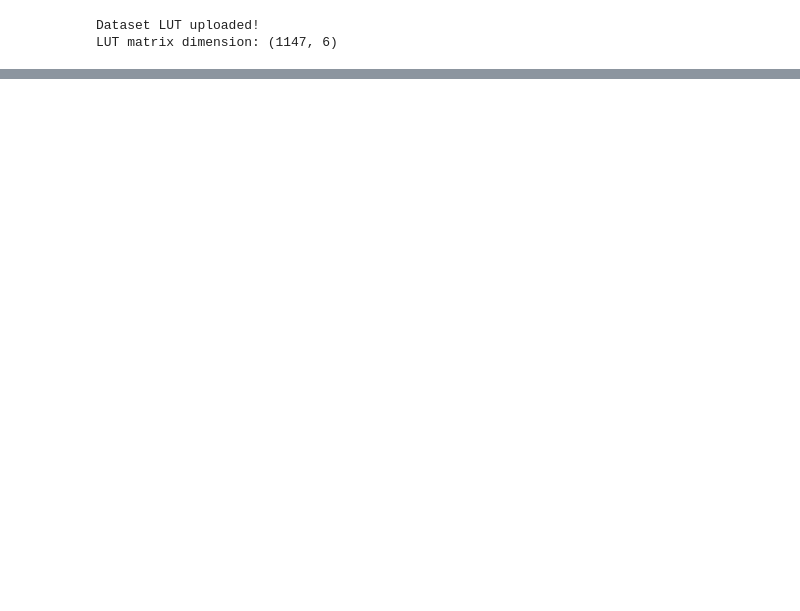
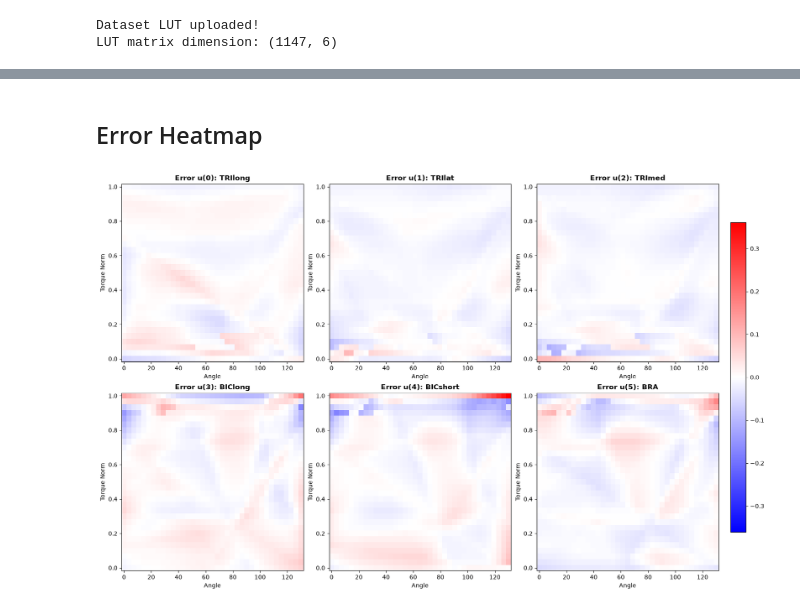
Before and after one commit to william-nicolussi/bio_arm_control, a Jupyter notebook: nn_training.ipynb, the cells around one changed output, grey strips where cells are left out. Cells and saved outputs as stored; diff of their text form; code cells hidden in the pictures; blank space fills up the shorter version.

```diff
--- a/nn_training.ipynb
+++ b/nn_training.ipynb
@@ -327,0 +191,9 @@ Metadata, metrics and history saved in: models/comb_lut_W=0.2_nn_metadata.json
+# %% [markdown]
+## Error Heatmap
+# %%
+
+#my_nn_model.plot_heatmaps()
+my_nn_model.plot_error_heatmaps()
+#my_nn_model.plot_error_heatmaps(save_path=PATH_PLOT_SAVED)
+# %% [output]
+[figure, added]
```
Also changed, not shown: parts of 17 cells of this notebook.
